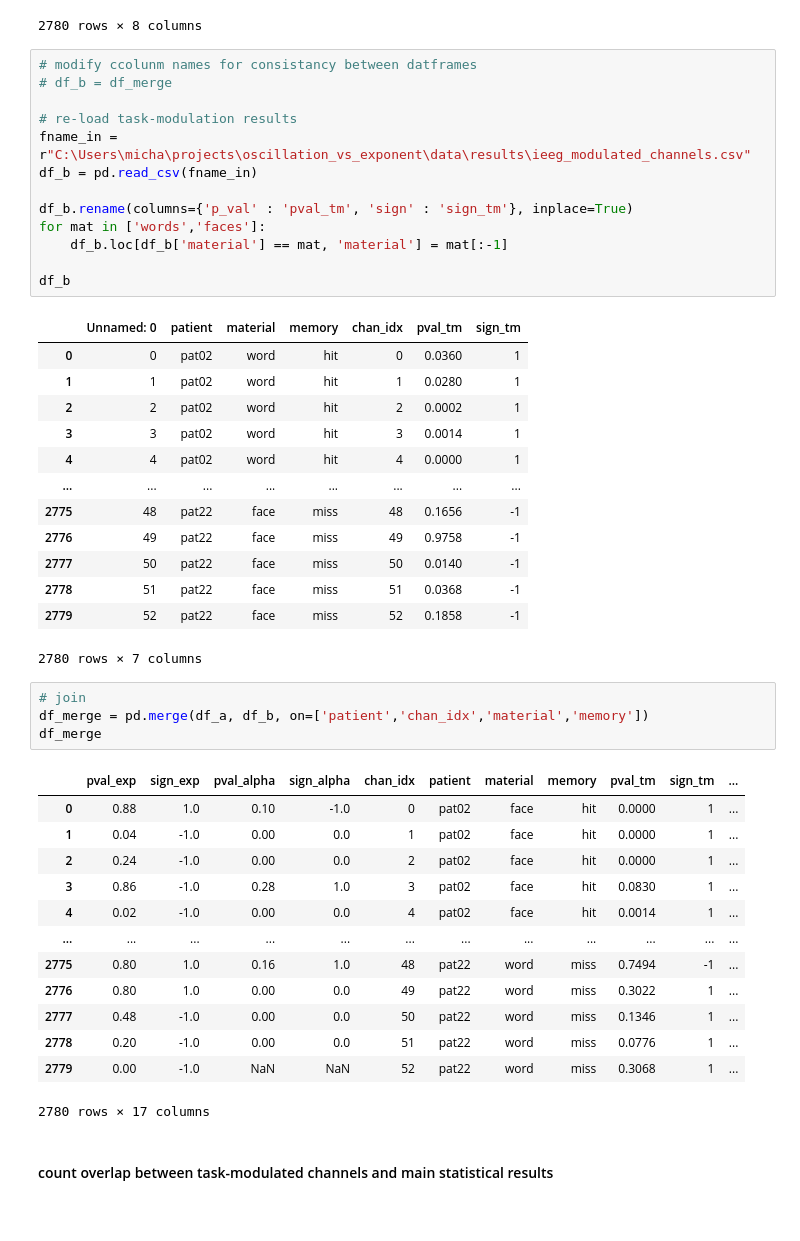
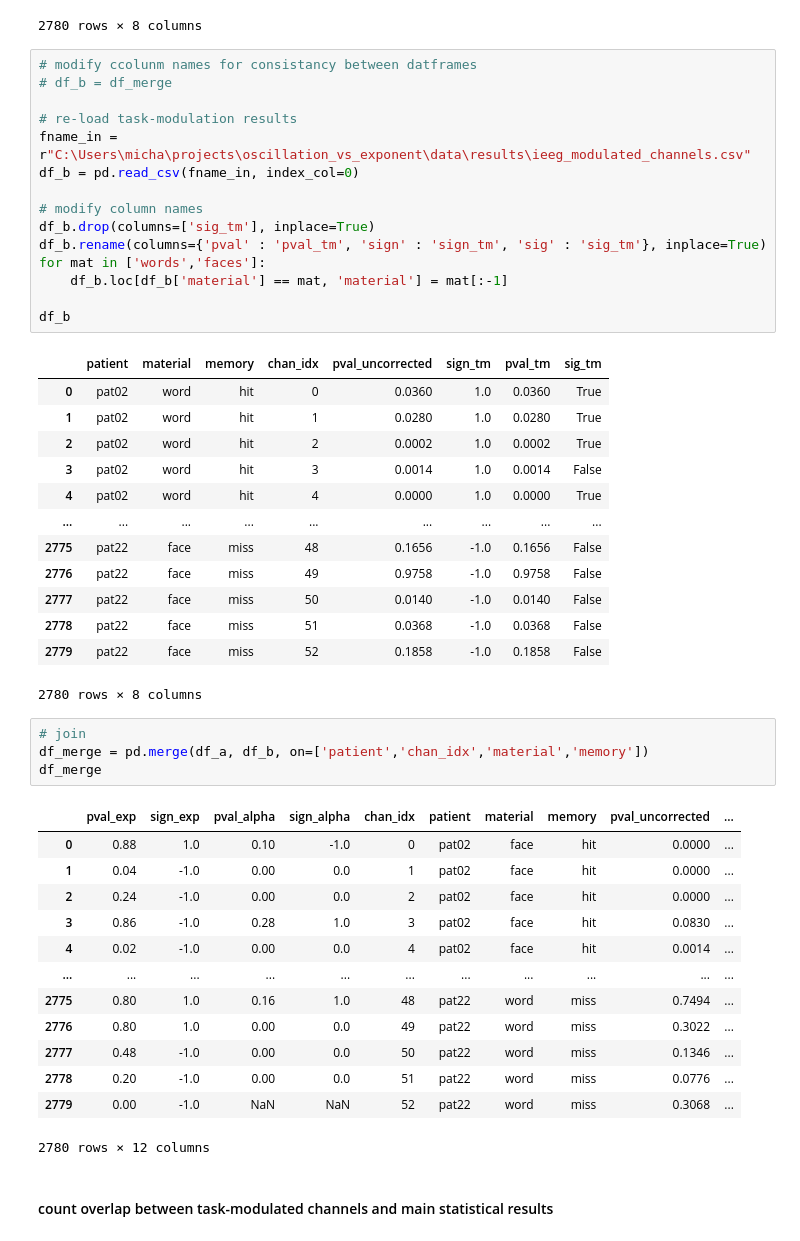
Before and after one commit to voytekresearch/oscillation_vs_exponent, a Jupyter notebook: notebooks/task_mod.ipynb, the cells around one changed output. Saved outputs shown, nothing was run; the diff lists cells and outputs as text.

Commit message:
chore: tidy. update var names

```diff
--- a/notebooks/task_mod.ipynb
+++ b/notebooks/task_mod.ipynb
@@ -202,48 +202,50 @@ df_a
 # %%
 # modify ccolunm names for consistancy between datframes
 # df_b = df_merge
 
 # re-load task-modulation results
 fname_in = r"C:\Users\micha\projects\oscillation_vs_exponent\data\results\ieeg_modulated_channels.csv"
-df_b = pd.read_csv(fname_in)
+df_b = pd.read_csv(fname_in, index_col=0)
 
-df_b.rename(columns={'p_val' : 'pval_tm', 'sign' : 'sign_tm'}, inplace=True)
+# modify column names
+df_b.drop(columns=['sig_tm'], inplace=True)
+df_b.rename(columns={'pval' : 'pval_tm', 'sign' : 'sign_tm', 'sig' : 'sig_tm'}, inplace=True)
 for mat in ['words','faces']:
     df_b.loc[df_b['material'] == mat, 'material'] = mat[:-1]
 
 df_b
 # %% [output]
-|  | Unnamed: 0 | patient | material | memory | chan_idx | pval_tm | sign_tm |
-| 0 | 0 | pat02 | word | hit | 0 | 0.0360 | 1 |
-| 1 | 1 | pat02 | word | hit | 1 | 0.0280 | 1 |
-| 2 | 2 | pat02 | word | hit | 2 | 0.0002 | 1 |
-| 3 | 3 | pat02 | word | hit | 3 | 0.0014 | 1 |
-| 4 | 4 | pat02 | word | hit | 4 | 0.0000 | 1 |
-| ... | ... | ... | ... | ... | ... | ... | ... |
-| 2775 | 48 | pat22 | face | miss | 48 | 0.1656 | -1 |
-| 2776 | 49 | pat22 | face | miss | 49 | 0.9758 | -1 |
-| 2777 | 50 | pat22 | face | miss | 50 | 0.0140 | -1 |
-| 2778 | 51 | pat22 | face | miss | 51 | 0.0368 | -1 |
-| 2779 | 52 | pat22 | face | miss | 52 | 0.1858 | -1 |
+|  | patient | material | memory | chan_idx | pval_uncorrected | sign_tm | pval_tm | sig_tm |
+| 0 | pat02 | word | hit | 0 | 0.0360 | 1.0 | 0.0360 | True |
+| 1 | pat02 | word | hit | 1 | 0.0280 | 1.0 | 0.0280 | True |
+| 2 | pat02 | word | hit | 2 | 0.0002 | 1.0 | 0.0002 | True |
+| 3 | pat02 | word | hit | 3 | 0.0014 | 1.0 | 0.0014 | False |
+| 4 | pat02 | word | hit | 4 | 0.0000 | 1.0 | 0.0000 | True |
+| ... | ... | ... | ... | ... | ... | ... | ... | ... |
+| 2775 | pat22 | face | miss | 48 | 0.1656 | -1.0 | 0.1656 | False |
+| 2776 | pat22 | face | miss | 49 | 0.9758 | -1.0 | 0.9758 | False |
+| 2777 | pat22 | face | miss | 50 | 0.0140 | -1.0 | 0.0140 | False |
+| 2778 | pat22 | face | miss | 51 | 0.0368 | -1.0 | 0.0368 | False |
+| 2779 | pat22 | face | miss | 52 | 0.1858 | -1.0 | 0.1858 | False |
-2780 rows × 7 columns
+2780 rows × 8 columns
 # %%
 # join
 df_merge = pd.merge(df_a, df_b, on=['patient','chan_idx','material','memory'])
 df_merge
 # %% [output]
-|  | pval_exp | sign_exp | pval_alpha | sign_alpha | chan_idx | patient | material | memory | pval_tm | sign_tm | ... |
-| 0 | 0.88 | 1.0 | 0.10 | -1.0 | 0 | pat02 | face | hit | 0.0000 | 1 | ... |
-| 1 | 0.04 | -1.0 | 0.00 | 0.0 | 1 | pat02 | face | hit | 0.0000 | 1 | ... |
-| 2 | 0.24 | -1.0 | 0.00 | 0.0 | 2 | pat02 | face | hit | 0.0000 | 1 | ... |
-| 3 | 0.86 | -1.0 | 0.28 | 1.0 | 3 | pat02 | face | hit | 0.0830 | 1 | ... |
-| 4 | 0.02 | -1.0 | 0.00 | 0.0 | 4 | pat02 | face | hit | 0.0014 | 1 | ... |
-| ... | ... | ... | ... | ... | ... | ... | ... | ... | ... | ... | ... |
-| 2775 | 0.80 | 1.0 | 0.16 | 1.0 | 48 | pat22 | word | miss | 0.7494 | -1 | ... |
-| 2776 | 0.80 | 1.0 | 0.00 | 0.0 | 49 | pat22 | word | miss | 0.3022 | 1 | ... |
-| 2777 | 0.48 | -1.0 | 0.00 | 0.0 | 50 | pat22 | word | miss | 0.1346 | 1 | ... |
-| 2778 | 0.20 | -1.0 | 0.00 | 0.0 | 51 | pat22 | word | miss | 0.0776 | 1 | ... |
-| 2779 | 0.00 | -1.0 | NaN | NaN | 52 | pat22 | word | miss | 0.3068 | 1 | ... |
+|  | pval_exp | sign_exp | pval_alpha | sign_alpha | chan_idx | patient | material | memory | pval_uncorrected | ... |
+| 0 | 0.88 | 1.0 | 0.10 | -1.0 | 0 | pat02 | face | hit | 0.0000 | ... |
+| 1 | 0.04 | -1.0 | 0.00 | 0.0 | 1 | pat02 | face | hit | 0.0000 | ... |
+| 2 | 0.24 | -1.0 | 0.00 | 0.0 | 2 | pat02 | face | hit | 0.0000 | ... |
+| 3 | 0.86 | -1.0 | 0.28 | 1.0 | 3 | pat02 | face | hit | 0.0830 | ... |
+| 4 | 0.02 | -1.0 | 0.00 | 0.0 | 4 | pat02 | face | hit | 0.0014 | ... |
+| ... | ... | ... | ... | ... | ... | ... | ... | ... | ... | ... |
+| 2775 | 0.80 | 1.0 | 0.16 | 1.0 | 48 | pat22 | word | miss | 0.7494 | ... |
+| 2776 | 0.80 | 1.0 | 0.00 | 0.0 | 49 | pat22 | word | miss | 0.3022 | ... |
+| 2777 | 0.48 | -1.0 | 0.00 | 0.0 | 50 | pat22 | word | miss | 0.1346 | ... |
+| 2778 | 0.20 | -1.0 | 0.00 | 0.0 | 51 | pat22 | word | miss | 0.0776 | ... |
+| 2779 | 0.00 | -1.0 | NaN | NaN | 52 | pat22 | word | miss | 0.3068 | ... |
-2780 rows × 17 columns
+2780 rows × 12 columns
 # %% [markdown]
 #### count overlap between task-modulated channels and main statistical results
 # %%
```
Also changed, not shown: parts of 6 cells of this notebook.
